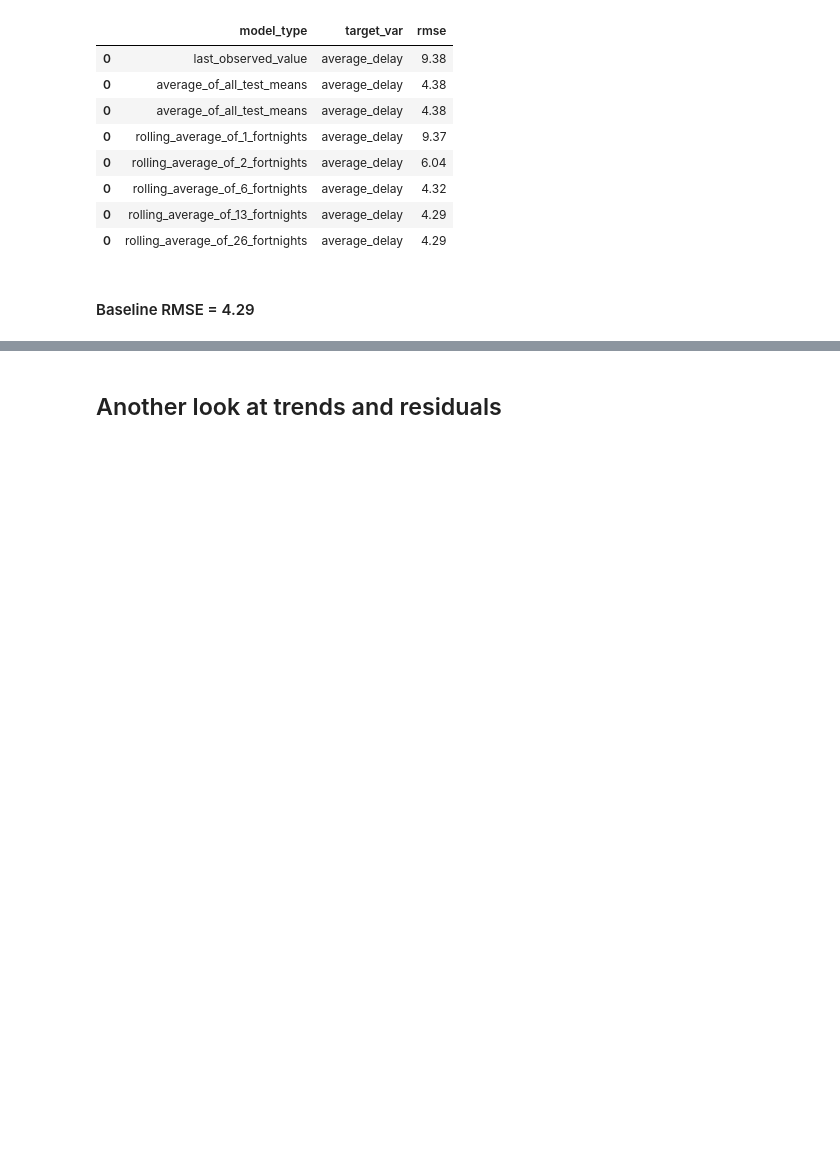
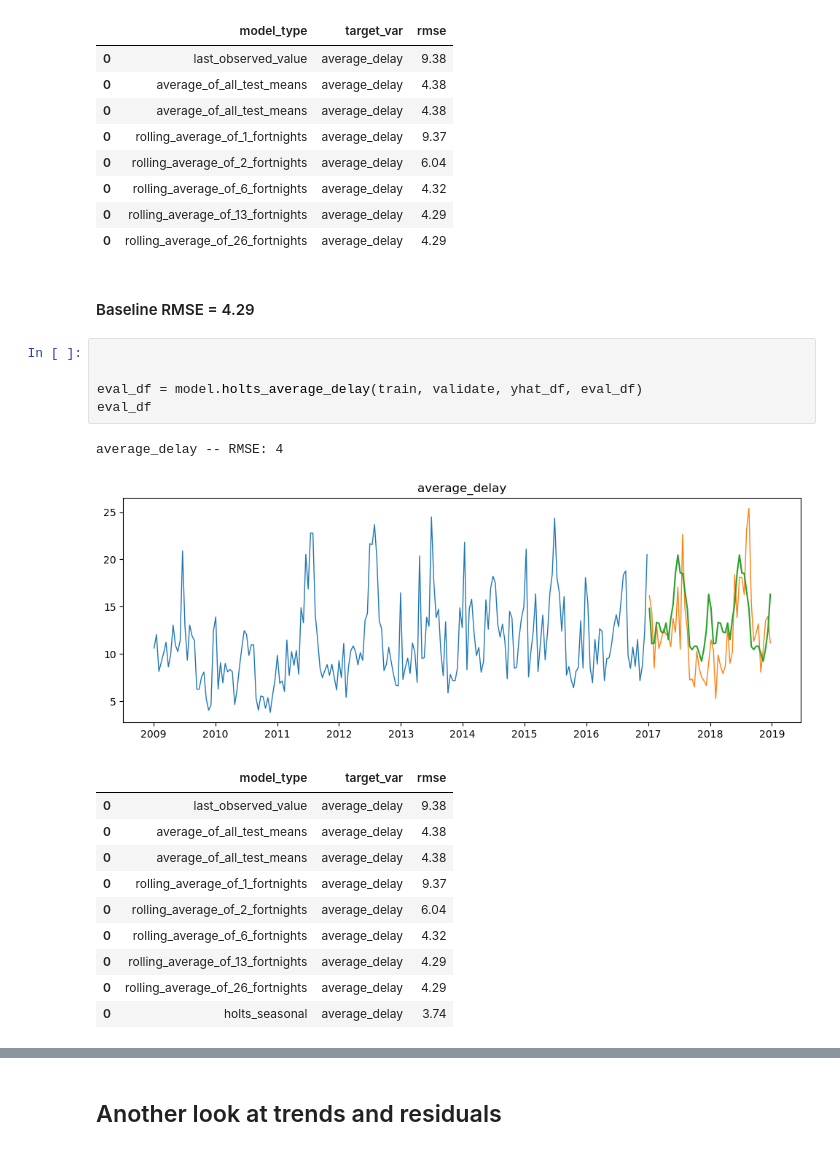
Before and after one commit to Alfred-W-S-Pirovits-Jr/individual-project, a Jupyter notebook: final_notebook.ipynb, the cells around one changed output, grey strips where cells are left out. Saved outputs shown, nothing was run; the diff lists cells and outputs as text; blank space fills up the shorter version.

Commit message:
Add Holt's Seasonal

```diff
--- a/final_notebook.ipynb
+++ b/final_notebook.ipynb
@@ -177,3 +164,21 @@ eval_df
 | 0 | rolling_average_of_26_fortnights | average_delay | 4.29 |
 # %% [markdown]
 #### Baseline RMSE = 4.29
+# %%
+
+
+eval_df = model.holts_average_delay(train, validate, yhat_df, eval_df)
+eval_df
+# %% [output]
+average_delay -- RMSE: 4
+[figure, added]
+|  | model_type | target_var | rmse |
+| 0 | last_observed_value | average_delay | 9.38 |
+| 0 | average_of_all_test_means | average_delay | 4.38 |
+| 0 | average_of_all_test_means | average_delay | 4.38 |
+| 0 | rolling_average_of_1_fortnights | average_delay | 9.37 |
+| 0 | rolling_average_of_2_fortnights | average_delay | 6.04 |
+| 0 | rolling_average_of_6_fortnights | average_delay | 4.32 |
+| 0 | rolling_average_of_13_fortnights | average_delay | 4.29 |
+| 0 | rolling_average_of_26_fortnights | average_delay | 4.29 |
+| 0 | holts_seasonal | average_delay | 3.74 |
```
Also changed, not shown: parts of 6 cells of this notebook.
